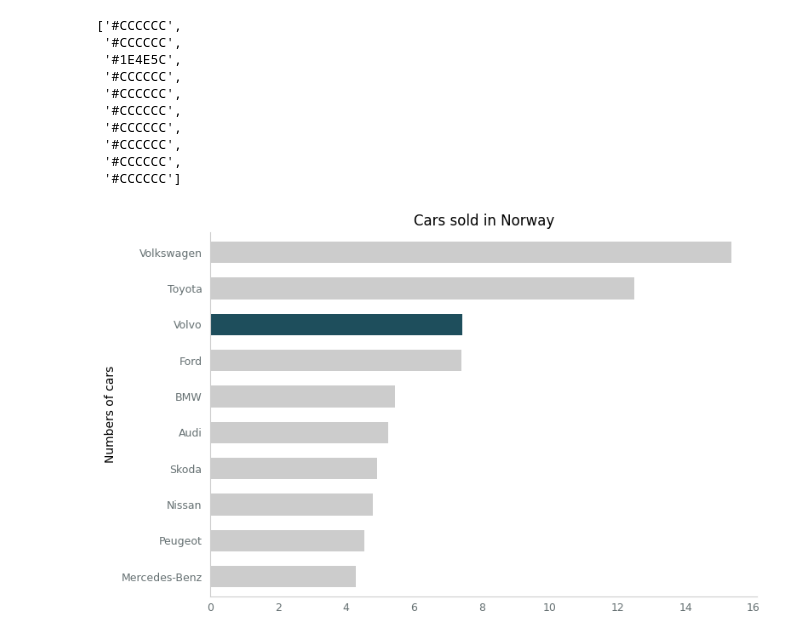
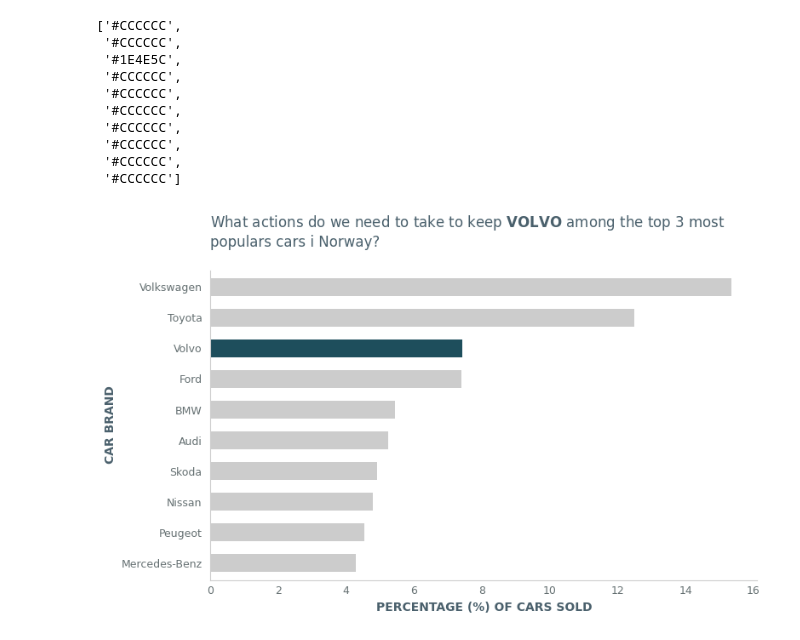
Before and after one commit to MilouSandenL/data_visualization_milou, a Jupyter notebook: code_alongs/04_storytelling/motplotlib_bar_storytelling.ipynb, the cells around one changed output. Saved outputs shown, nothing was run; the diff lists cells and outputs as text; code cells hidden in the pictures.

Commit message:
descriptive

```diff
--- a/code_alongs/04_storytelling/motplotlib_bar_storytelling.ipynb
+++ b/code_alongs/04_storytelling/motplotlib_bar_storytelling.ipynb
@@ -108,23 +108,31 @@ colors
 # %%
 # horizontal bar chart
 
-ax = df_percentage.iloc[:10].plot(kind = "barh", title = "Cars sold in Norway", ylabel = "Numbers of cars", figsize = (8,5), width = .6, color = colors)
+ax = df_percentage.iloc[:10].plot(kind = "barh", ylabel = "Numbers of cars", figsize = (8,5), width = .6, color = colors)
 
 ax.invert_yaxis()
 
 # remove clutter
 ax.spines[["top", "right"]].set_visible(False)
 
 # contrast
 ax.spines[["left", "bottom"]].set_color(GRAY_1)
 ax.tick_params(axis = "both", colors = GRAY_2, labelsize = 9, length = 0, pad = 5)
 ax.tick_params(axis = "y", pad = 7)
 
+# descriptive titles and labels - call to action (CTA)
+# LaTex mode på volvo
+ax.set_title("What actions do we need to take to keep " + r"$\bf{VOLVO}$" + " among the top 3 most \npopulars cars i Norway?", loc = "left", color = GRAY_3, pad = 20)
+
+ax.set_xlabel("PERCENTAGE (%) OF CARS SOLD", color = GRAY_3, fontweight = "bold")
+ax.set_ylabel("CAR BRAND", color = GRAY_3, fontweight = "bold")
+
+
 fig = ax.get_figure()
 fig.tight_layout()
 fig.savefig("figures/2_bar_initial.png")
 # %% [output]
-[figure, old version]
+[figure, new version]
 # %%
 help(ax.spines)
 # %% [output]
```
Also changed, not shown: 1 other file.
